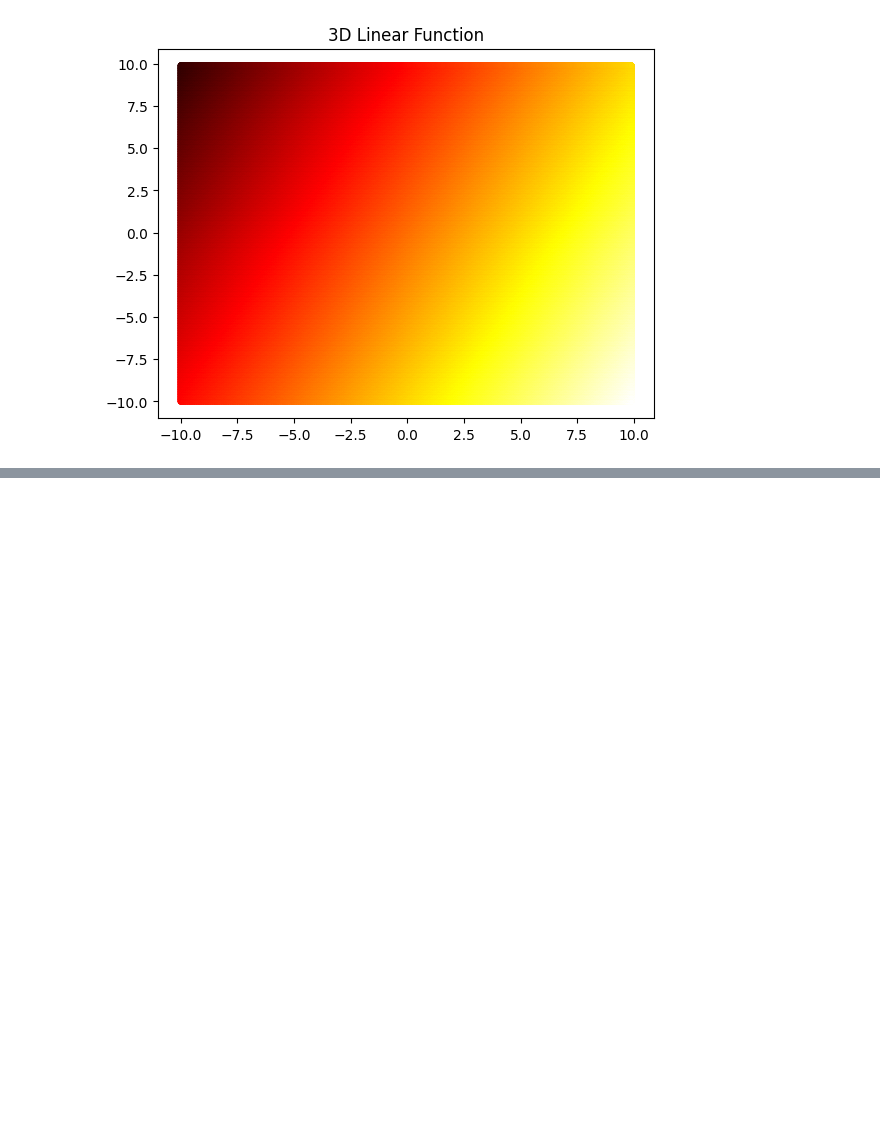
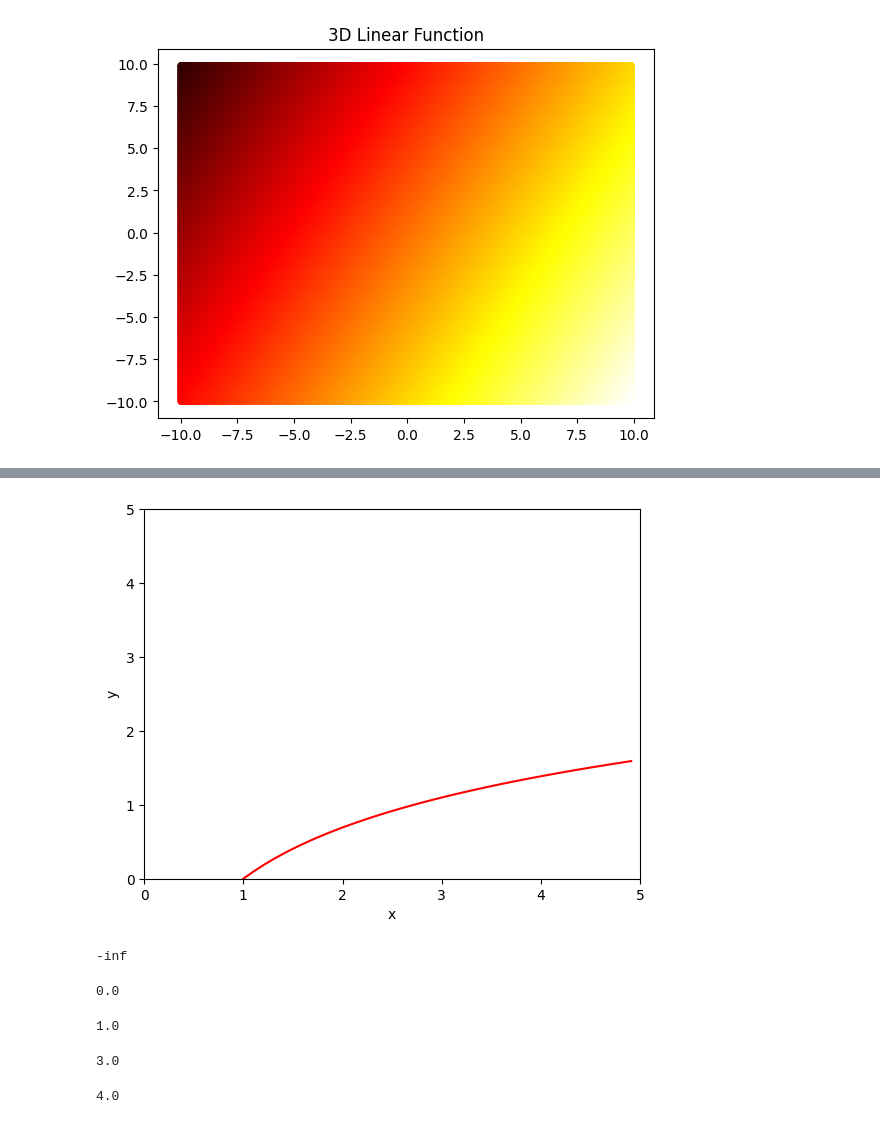
Before and after one commit to codefusser/DL, a Jupyter notebook: DL_Chapter_1_1.ipynb, the cells around one changed output, grey strips where cells are left out. Cells and saved outputs as stored; diff of their text form; code cells hidden in the pictures; blank space fills up the shorter version.

```diff
--- a/DL_Chapter_1_1.ipynb
+++ b/DL_Chapter_1_1.ipynb
@@ -188,0 +251,38 @@ omega = np.array([[omega11, omega12], [omega21, omega22], [omega31, omega32]])
+# %%
+# draw the logarithm function
+x = np.arange(0.01, 5.0, 0.1)
+y = np.log(x)
+# %%
+# plot this function
+fig, ax = plt.subplots()
+ax.plot(x, y, 'r-')
+ax.set_xlabel('x'); ax.set_ylabel('y')
+ax.set_xlim([0, 5]); ax.set_ylim([0, 5])
+plt.show()
+# %% [output]
+[figure, added]
+# %%
+# what is log(0)
+print(np.log(0))
+# %% [output]
+-inf
+# %%
+# what is log(1)
+print(np.log(1))
+# %% [output]
+0.0
+# %%
+# what is log(e)
+print(np.log(np.exp(1)))
+# %% [output]
+1.0
+# %%
+# what is log(exp(3))
+print(np.log(np.exp(3)))
+# %% [output]
+3.0
+# %%
+# what is log(exp(4))
+print(np.log(np.exp(4)))
+# %% [output]
+4.0
```
Also changed, not shown: parts of 13 cells of this notebook.
